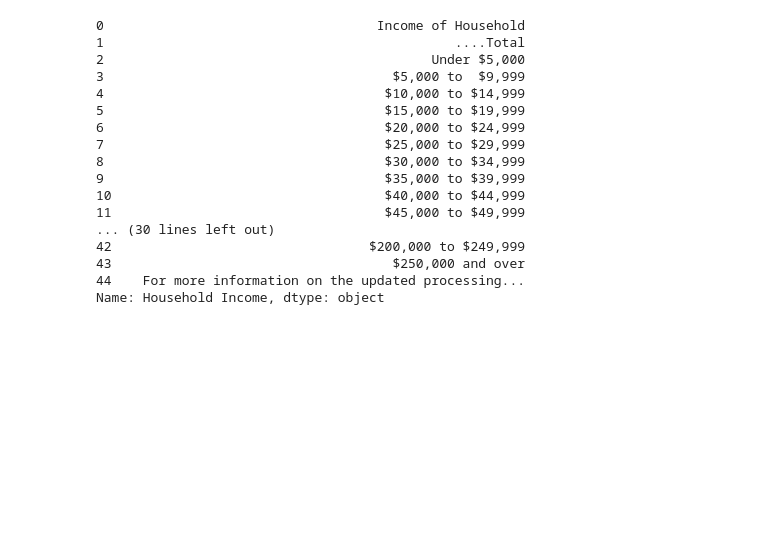
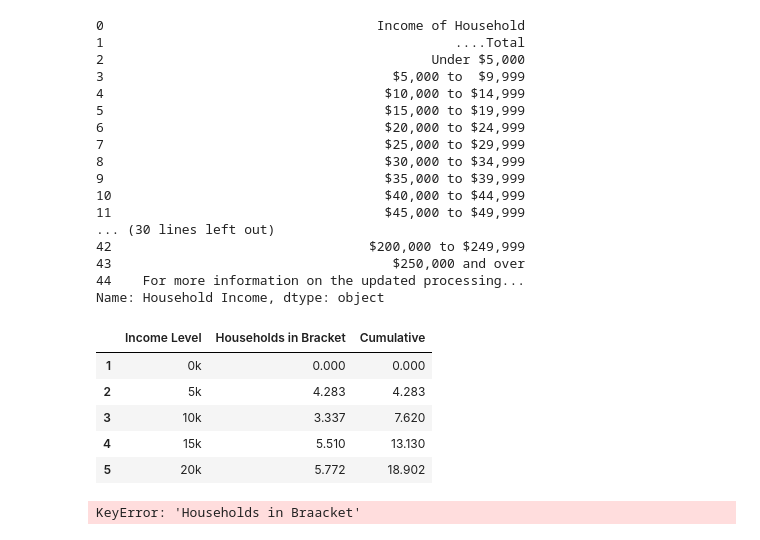
Before and after one commit to Tetteh96/ECON-611-Projects, a Jupyter notebook: Ch3/project4 - Ch3.ipynb, the cells around one changed output. Drawn from its saved outputs; the diff is of its cells as text; code cells hidden in the pictures; blank space fills up the shorter version.

```diff
--- a/Ch3/project4 - Ch3.ipynb
+++ b/Ch3/project4 - Ch3.ipynb
@@ -683,6 +664,7 @@ income_levels.append(250)
 
 # Convert each value in the list to a string with "k" appended to the end, representing thousands of dollars
 income_levels = [str(val) + 'k' for val in income_levels]
+income_levels.append('250k+')
 income_levels
 # %% [output]
 ['0k',
@@ -723,3 +705,22 @@ income_data['Household Income']
 43                                    $250,000 and over
 44    For more information on the updated processing...
 Name: Household Income, dtype: object
+# %%
+income_data = pd.DataFrame({"Income Level":np.array(income_levels),
+                           "Households in Bracket":income})
+income_data["Cumulative"] = income_data["Households in Bracket"].cumsum()
+income_data.set_index("Income Level")
+income_data.head()
+# %% [output]
+|  | Income Level | Households in Bracket | Cumulative |
+| 1 | 0k | 0.000 | 0.000 |
+| 2 | 5k | 4.283 | 4.283 |
+| 3 | 10k | 3.337 | 7.620 |
+| 4 | 15k | 5.510 | 13.130 |
+| 5 | 20k | 5.772 | 18.902 |
+# %%
+total_households = income_data['Households in Bracket'].sum().round(3)
+income_data['% in Bracket'] = income_data['Households in Braacket'].div(total_households)
+income_data['Comulative'] = income_data['% in Bracket'].cusum()
+# %% [output]
+KeyError: 'Households in Braacket'
```
Also changed, not shown: parts of 14 cells of this notebook.
